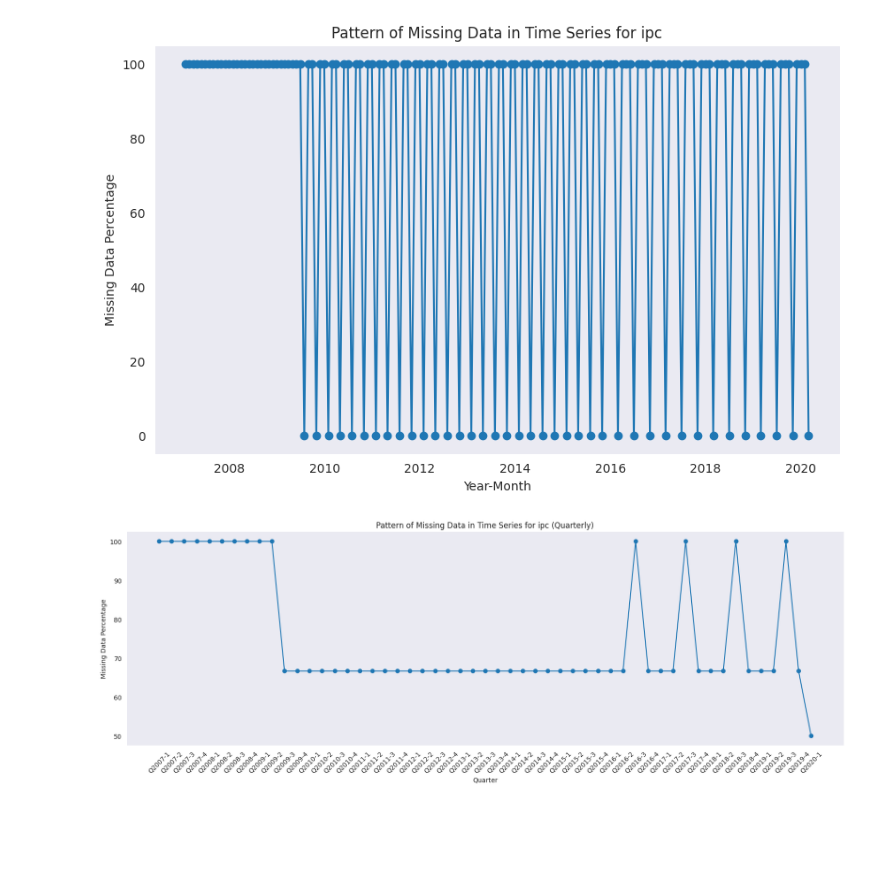
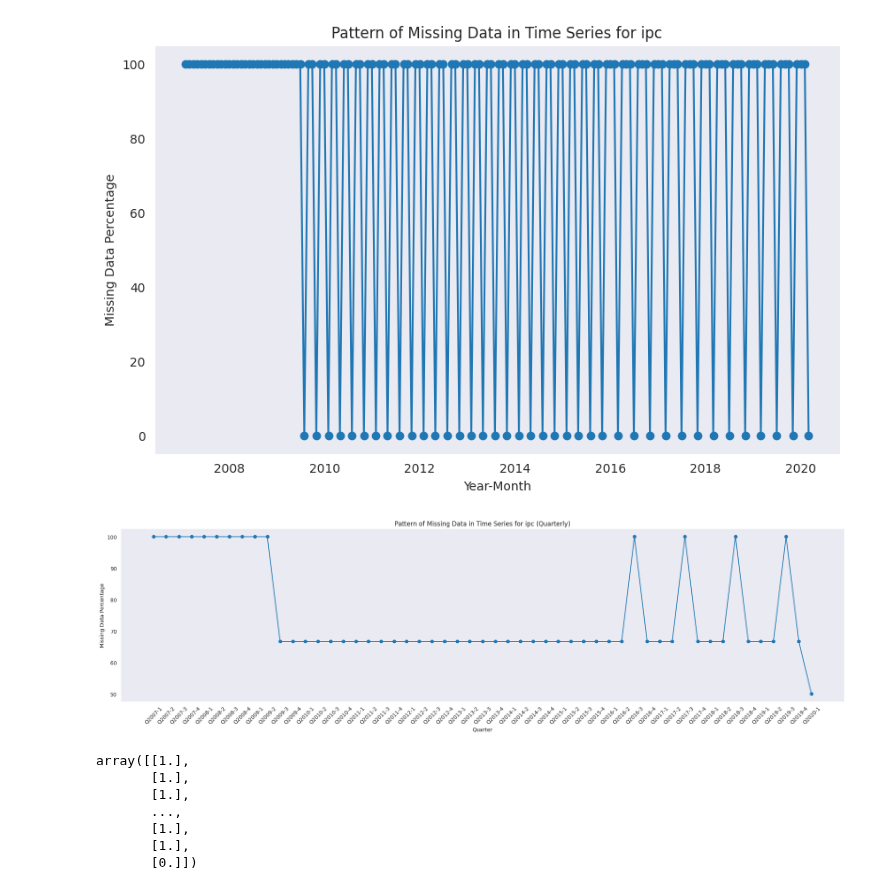
Before and after one commit to jdobladez/JBG060-group9, a Jupyter notebook: type_missing_data.ipynb, the cells around one changed output. Saved outputs shown, nothing was run; the diff lists cells and outputs as text; code cells hidden in the pictures; blank space fills up the shorter version.

```diff
--- a/type_missing_data.ipynb
+++ b/type_missing_data.ipynb
@@ -168,32 +150,32 @@ plt.show()
 
 # Function to convert mixed date formats into a datetime column
 def convert_to_datetime(value):
     try:
         return pd.to_datetime(value, format='%Y-%m-%d')
     except ValueError:
         parts = value.split('_')
         year = int(parts[0])
         month = int(parts[1])
         return pd.to_datetime(f'{year}-{month:02d}', format='%Y-%m')
 
 # Apply the conversion function to the 'year_month' column
 df['quarter'] = df['year_month'].apply(convert_to_datetime)
 
 # Set the 'date' column as the index
 df.set_index('quarter', inplace=True)
 
 # Calculate the missing data percentage for each quarter
 missing_data_percentage = df['ipc'].isnull().astype(int).resample('Q').mean() * 100
 quarters = [f'Q{quarter.year}-{quarter.quarter}' for quarter in missing_data_percentage.index]
 
 # Plot the missing data percentage over time (quarterly)
-plt.figure(figsize=(20, 6))
+plt.figure(figsize=(25, 6))
 plt.plot(missing_data_percentage.index, missing_data_percentage.values, marker='o', linestyle='-')
 plt.xticks(missing_data_percentage.index, quarters, rotation=45)  # Set custom x-labels and rotate for readability
 plt.xlabel('Quarter')
 plt.ylabel('Missing Data Percentage')
 plt.title('Pattern of Missing Data in Time Series for ipc (Quarterly)')
 plt.grid()
 plt.show()
 # %% [output]
-[figure, old version]
+[figure, new version]
@@ -199,0 +207,13 @@ plt.show()
+# %%
+# Combine imputed datasets (e.g., take the mean)
+combined_data = sum(imputed_datasets) / n_imputations  # Take the mean of the imputed datasets
+
+combined_data
+# %% [output]
+array([[1.],
+       [1.],
+       [1.],
+       ...,
+       [1.],
+       [1.],
+       [0.]])
```
Also changed, not shown: parts of 6 cells of this notebook.
